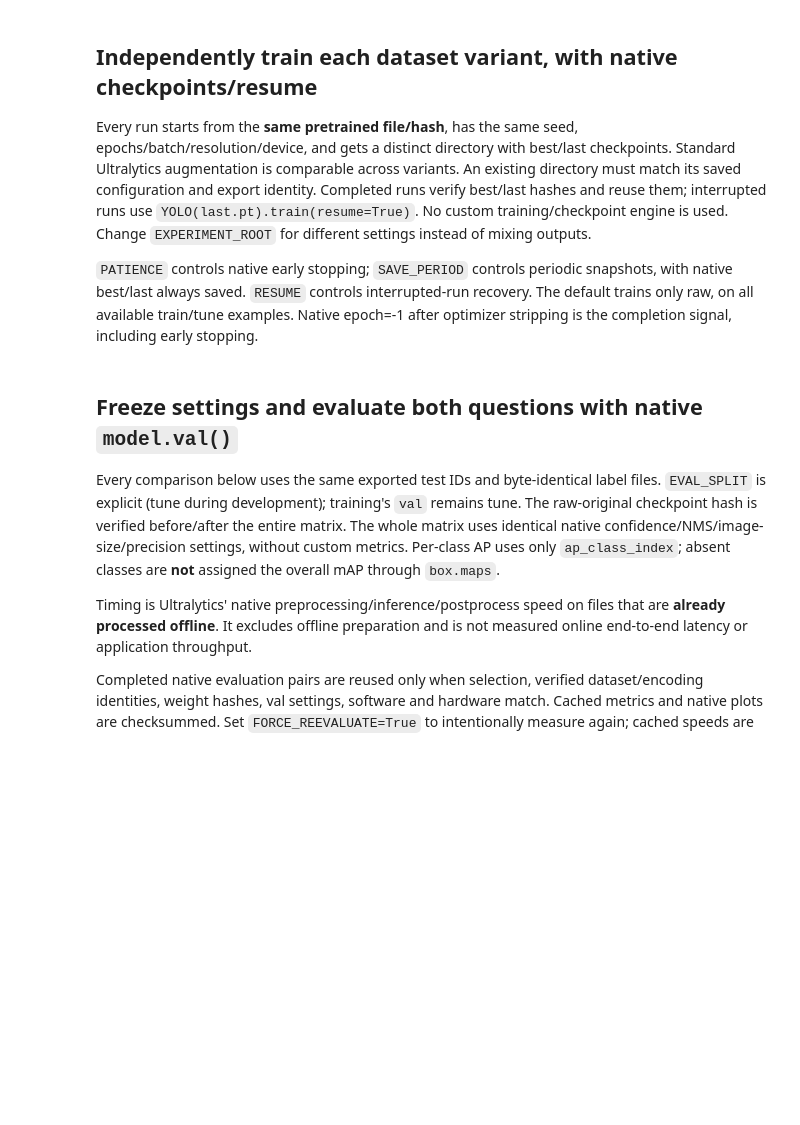
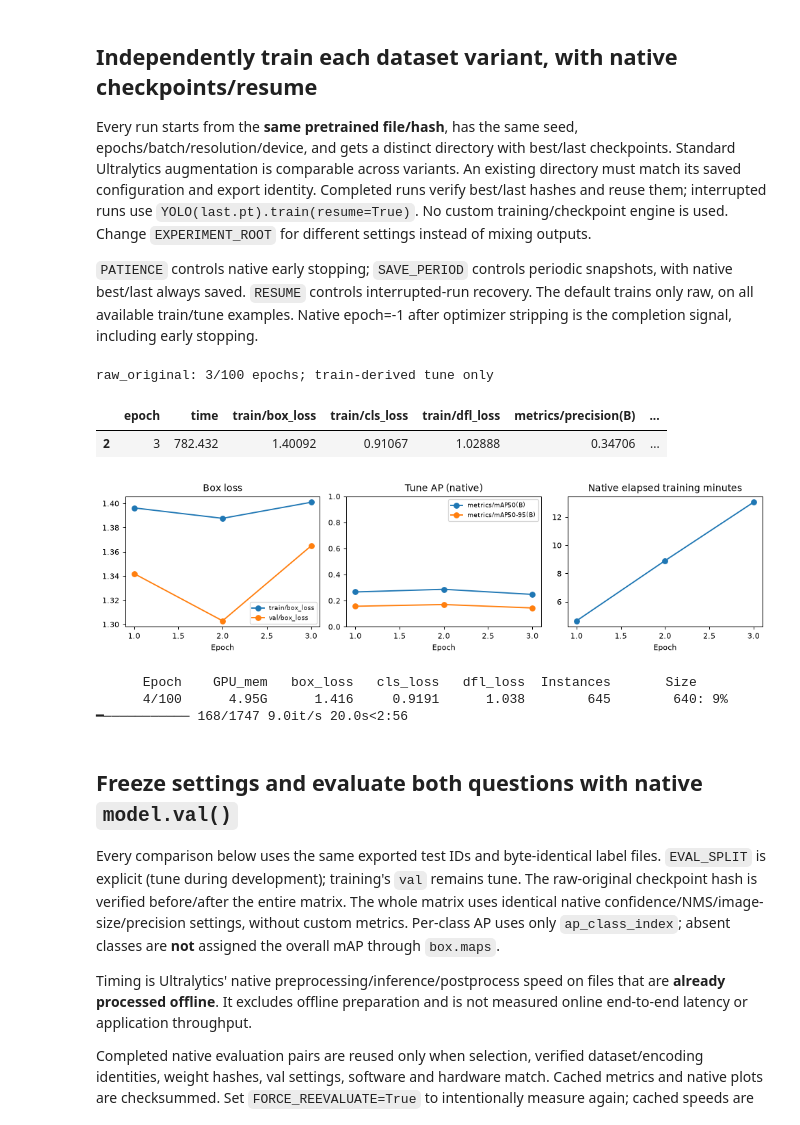
Before and after one commit to truong51972/vehicle-detection, a Jupyter notebook: notebooks/02_training_benchmark.ipynb, the cells around one changed output. Drawn from its saved outputs; the diff is of its cells as text; code cells hidden in the pictures; blank space fills up the shorter version.

Commit message:
Record real full-data GPU training and epoch-one evidence

```diff
--- a/notebooks/02_training_benchmark.ipynb
+++ b/notebooks/02_training_benchmark.ipynb
@@ -185,13 +197,13 @@ for variant in TRAIN_VARIANTS:
                 display(history.tail(1))
                 fig, axes = plt.subplots(1, 3, figsize=(11, 3))
                 for key in ["train/box_loss", "val/box_loss"]:
-                    axes[0].plot(history.epoch, history[key], label=key)
+                    axes[0].plot(history.epoch, history[key], label=key, marker="o")
                 axes[0].set_title("Box loss")
                 for key in ["metrics/mAP50(B)", "metrics/mAP50-95(B)"]:
-                    axes[1].plot(history.epoch, history[key], label=key)
-                axes[1].set_title("Tune AP (native)")
-                axes[2].plot(history.epoch, history.time / 60)
-                axes[2].set_title("Cumulative training minutes")
+                    axes[1].plot(history.epoch, history[key], label=key, marker="o")
+                axes[1].set(title="Tune AP (native)", ylim=(0, 1))
+                axes[2].plot(history.epoch, history.time / 60, marker="o")
+                axes[2].set_title("Native elapsed training minutes")
                 for ax in axes:
                     ax.set_xlabel("Epoch")
                 axes[0].legend(fontsize=7)
@@ -199,8 +211,37 @@ for variant in TRAIN_VARIANTS:
                 fig.tight_layout()
                 plt.show()
 
+            def check_loaded_counts(trainer):
+                counts = {
+                    "train": len(trainer.train_loader.dataset),
+                    "tune": len(trainer.test_loader.dataset),
+                }
+                expected = {s: len(selection["splits"][s]) for s in counts}
+                assert counts == expected, (
+                    f"Native loader dropped selected images: {counts} != {expected}"
+                )
+                assert trainer.args.fraction == 1.0
+                write_json(trainer.save_dir / "dataset_counts.json", counts)
+
+            model.add_callback("on_train_start", check_loaded_counts)
             model.add_callback("on_fit_epoch_end", show_progress)
             if last.exists():
+                saved_args = model.ckpt["train_args"]
+                for key in ["seed", "epochs", "batch", "imgsz", "patience", "fraction"]:
+                    assert saved_args[key] == identity[key], f"Resume checkpoint differs: {key}"
+                assert (
+                    Path(saved_args["data"]).resolve()
+                    == (DATASETS[variant] / "data.yaml").resolve()
+                )
+                assert (
+                    Path(saved_args["project"]) / saved_args["name"]
+                ).resolve() == directory.resolve()
+                history = pd.read_csv(directory / "results.csv")
+                np.testing.assert_array_equal(
+                    history.epoch,
+                    np.arange(1, model.ckpt["epoch"] + 2),
+                    err_msg="Checkpoint/history mismatch; recover matching artifacts before resume",
+                )
                 model.train(resume=True)
                 status = "native resume"
             else:
@@ -222,33 +263,40 @@ for variant in TRAIN_VARIANTS:
                     exist_ok=True,
                     plots=True,
                 )
                 status = "native fresh training"
         else:
             status = "completed native artifacts recovered"
         assert best.is_file() and last.is_file()
         # Native final_eval strips optimizer and marks epoch=-1, including early stopping.
         assert YOLO(str(last)).ckpt["epoch"] == -1
         assert 0 < len(pd.read_csv(directory / "results.csv")) <= EPOCHS
         write_json(
             completed,
             {
                 "best_sha256": file_hash(best),
                 "last_sha256": file_hash(last),
                 "study_identity": digest(identity),
             },
         )
     checkpoints[variant] = best
     training_log.append(
         {
             "variant": variant,
             "status": status,
             "best": str(best),
             "last": str(last),
             "epochs": len(pd.read_csv(directory / "results.csv")),
         }
     )
 assert file_hash(pretrained) == pretrained_sha256
 display(pd.DataFrame(training_log))
+# %% [output]
+raw_original: 3/100 epochs; train-derived tune only
+|  | epoch | time | train/box_loss | train/cls_loss | train/dfl_loss | metrics/precision(B) | ... |
+| 2 | 3 | 782.432 | 1.40092 | 0.91067 | 1.02888 | 0.34706 | ... |
+[figure, added]
+      Epoch    GPU_mem   box_loss   cls_loss   dfl_loss  Instances       Size
+      4/100      4.95G      1.416     0.9191      1.038        645        640: 9% ━─────────── 168/1747 9.0it/s 20.0s<2:56
 # %%
 fig, axes = plt.subplots(1, 3, figsize=(11, 3))
 for variant in TRAIN_VARIANTS:
```
Also changed, not shown: parts of 1 cell of this notebook, 6 other files.
